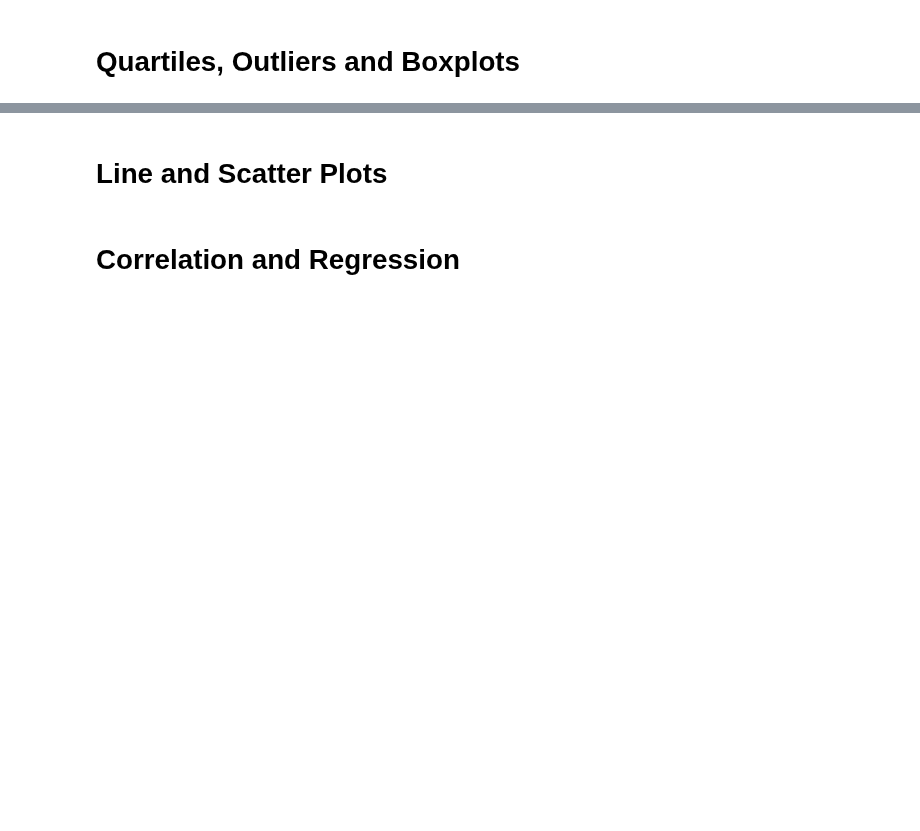
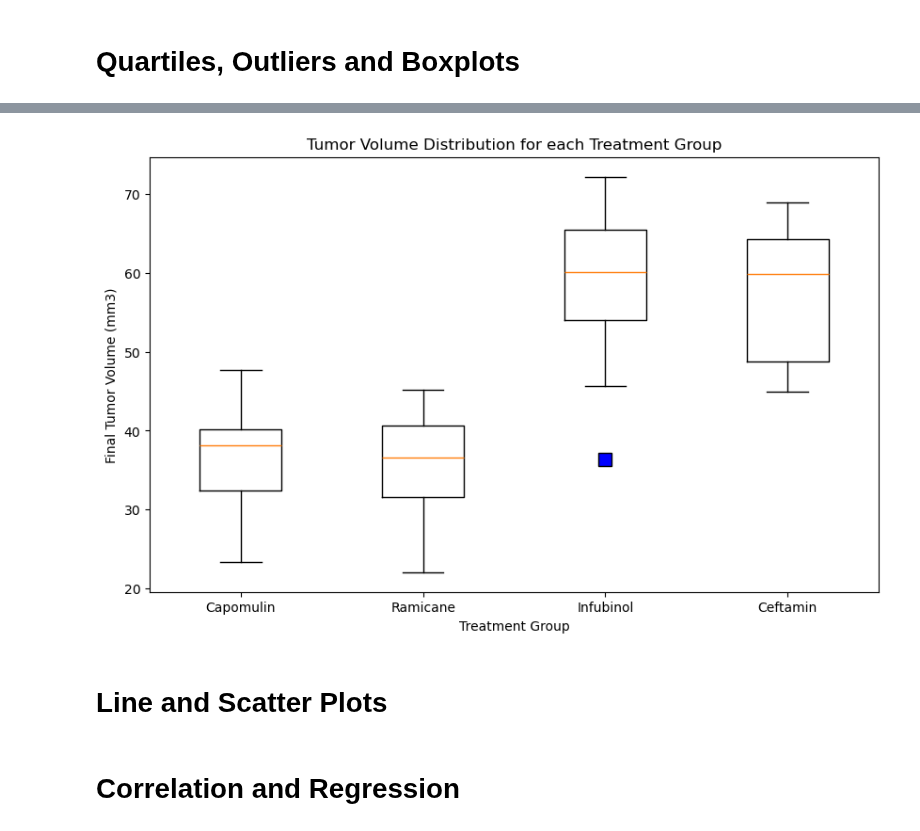
Before and after one commit to Data-Miner99/matplotlib-challenge, a Jupyter notebook: Pymaceuticals/pymaceuticals_code.ipynb, the cells around one changed output, grey strips where cells are left out. Saved outputs shown, nothing was run; the diff lists cells and outputs as text; code cells hidden in the pictures; blank space fills up the shorter version.

```diff
--- a/Pymaceuticals/pymaceuticals_code.ipynb
+++ b/Pymaceuticals/pymaceuticals_code.ipynb
@@ -187,8 +200,12 @@ mouse_gender.plot(kind="pie", ylabel="Sex", colors=("purple", "lightcoral"), sta
 # %%
 # Calculate the final tumor volume of each mouse across four of the treatment regimens:
 # Capomulin, Ramicane, Infubinol, and Ceftamin
+regimens = ["Capomulin", "Ramicane", "Infubinol", "Ceftamin"]
 
 # Start by getting the last (greatest) timepoint for each mouse
-
+last_timepoint =clean_mouse_data.groupby(["Mouse ID"])["Timepoint"].max()
 
 # Merge this group df with the original DataFrame to get the tumor volume at the last timepoint
+merge_data = pd.merge(last_timepoint, clean_mouse_data, on= ["Mouse ID", "Timepoint"], how="left")
+final_tmr_vol = merge_data[merge_data["Drug Regimen"].isin(regimens)]
+final_tmr_vol
@@ -195,22 +226,44 @@ mouse_gender.plot(kind="pie", ylabel="Sex", colors=("purple", "lightcoral"), sta
 # %%
 # Put treatments into a list for for loop (and later for plot labels)
-
-
 # Create empty list to fill with tumor vol data (for plotting)
-
+tmr_vols = []
+tmr_vol_per_drug = {}
+outliers_per_treatment = {}
+for name in regimens:
+    treatment_data = final_tmr_vol[final_tmr_vol["Drug Regimen"] == name]
+    tmr_vol = treatment_data["Tumor Volume (mm3)"]
+    tmr_vols.append(tmr_vol)
+    tmr_vol_per_drug[name] = tmr_vol
 
 # Calculate the IQR and quantitatively determine if there are any potential outliers.
+quartiles = tmr_vol.quantile([0.25, 0.75])
+lower_q = quartiles[0.25]
+upper_q = quartiles[0.75]
+iqr = upper_q - lower_q
 
+lower_bound = lower_q - (1.5 * iqr)
+upper_bound = upper_q + (1.5 * iqr)
 
     # Locate the rows which contain mice on each drug and get the tumor volumes
 
 
     # add subset
+subset_data =tmr_vol
 
 
     # Determine outliers using upper and lower bounds
+outliers = tmr_vol[(tmr_vol < lower_bound)| (tmr_vol > upper_bound)]
+outliers_per_treatment[name] = outliers
 # %%
 # Generate a box plot that shows the distrubution of the tumor volume for each treatment group.
+plt.figure(figsize=(10, 6))
+plt.boxplot(tmr_vols, labels=regimens, flierprops=dict(marker="s", markerfacecolor="blue", markersize=10))
+plt.title('Tumor Volume Distribution for each Treatment Group')
+plt.xlabel('Treatment Group')
+plt.ylabel("Final Tumor Volume (mm3)")
+plt.show()
+# %% [output]
+[figure, added]
 # %% [markdown]
 # Line and Scatter Plots
 # %%
```
Also changed, not shown: parts of 6 cells of this notebook.
